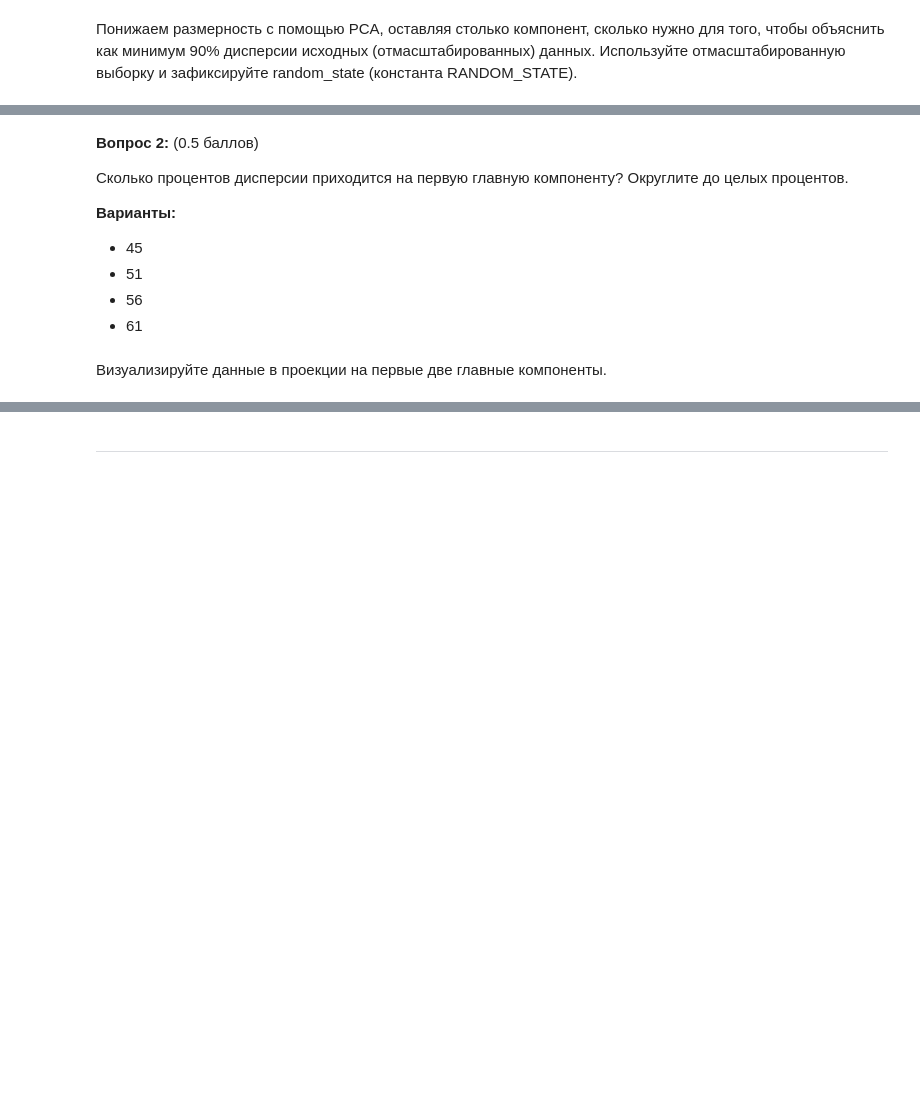
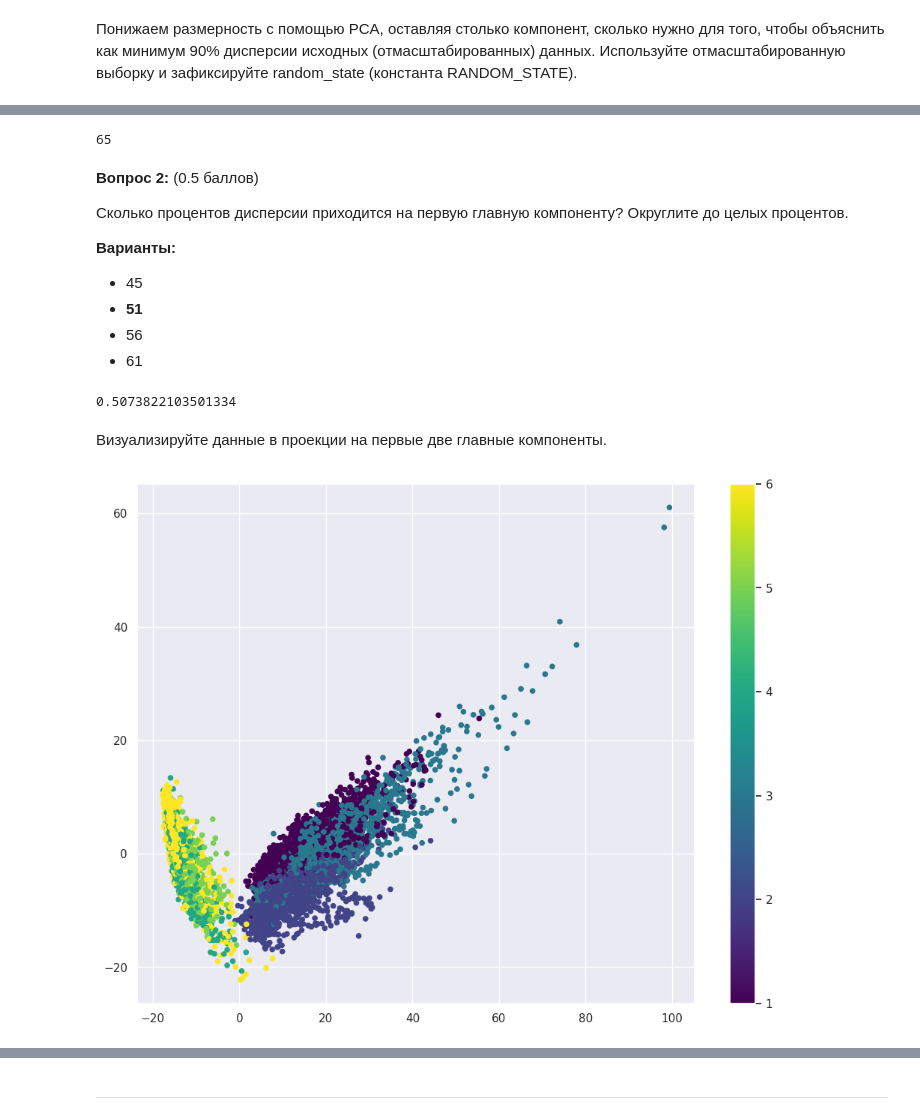
Before and after one commit to soules-one/ML, a Jupyter notebook: hw3/hw3-unsupervised.ipynb, the cells around one changed output, grey strips where cells are left out. Saved outputs shown, nothing was run; the diff lists cells and outputs as text; code cells hidden in the pictures; blank space fills up the shorter version.

```diff
--- a/hw3/hw3-unsupervised.ipynb
+++ b/hw3/hw3-unsupervised.ipynb
@@ -49,3 +43,9 @@ y_test = np.loadtxt("../../data/samsung_HAR/samsung_test_labels.txt").astype(int
+# %%
+X_train = np.loadtxt("./datasets/human+activity+recognition+using+smartphones/UCI HAR Dataset/UCI HAR Dataset/train/X_train.txt")
+y_train = np.loadtxt("./datasets/human+activity+recognition+using+smartphones/UCI HAR Dataset/UCI HAR Dataset/train/y_train.txt").astype(int)
+
+X_test = np.loadtxt("./datasets/human+activity+recognition+using+smartphones/UCI HAR Dataset/UCI HAR Dataset/test/X_test.txt")
+y_test = np.loadtxt("./datasets/human+activity+recognition+using+smartphones/UCI HAR Dataset/UCI HAR Dataset/test/y_test.txt").astype(int)
 # %%
 # Проверим размерности
 assert(X_train.shape == (7352, 561) and y_train.shape == (7352,))
@@ -54,8 +54,8 @@ assert(X_test.shape == (2947, 561) and y_test.shape == (2947,))
 Для кластеризации нам не нужен вектор ответов, поэтому будем работать с объединением обучающей и тестовой выборок. Объедините *X_train* с *X_test*, а *y_train* – с *y_test*.
 # %%
 # Ваш код здесь
-X =
-y =
+X = np.concatenate((X_train, X_test), axis=0)
+y = np.concatenate((y_train, y_test), axis=0)
 # %% [markdown]
 Определим число уникальных значений меток целевого класса.
 # %%
@@ -76,14 +78,14 @@ n_classes = np.unique(y).size
 Отмасштабируйте выборку с помощью `StandardScaler` с параметрами по умолчанию.
 # %%
 # Ваш код здесь
-scaler =
-X_scaled =
+scaler = StandardScaler()
+X_scaled = scaler.fit_transform(X, y)
 # %% [markdown]
 Понижаем размерность с помощью PCA, оставляя столько компонент, сколько нужно для того, чтобы объяснить как минимум 90% дисперсии исходных (отмасштабированных) данных. Используйте отмасштабированную выборку и зафиксируйте random_state (константа RANDOM_STATE).
 # %%
 # Ваш код здесь
-pca =
-X_pca =
+pca = PCA(0.9, random_state=RANDOM_STATE)
+X_pca = pca.fit_transform(X_scaled, y)
 # %% [markdown]
 **Вопрос 1:** (1 балл)
 
@@ -99,3 +99,7 @@ X_pca =
+# %%
+print(X_pca.shape[1])
+# %% [output]
+65
 # %% [markdown]
 **Вопрос 2:** (0.5 баллов)
 
@@ -103,6 +107,6 @@ X_pca =
 
 **Варианты:**
 - 45
-- 51
+- **51**
 - 56
 - 61
@@ -111,8 +113,16 @@ X_pca =
+# %%
+print(pca.explained_variance_ratio_[0])
+# %% [output]
+0.5073822103501334
 # %% [markdown]
 Визуализируйте данные в проекции на первые две главные компоненты.
 # %%
 # Ваш код здесь
-plt.scatter(, , c=y, s=20, cmap='viridis');
+sc = plt.scatter(X_pca[:, 0], X_pca[:, 1] , c=y, s=20, cmap='viridis')
+plt.colorbar(sc)
+plt.show()
+# %% [output]
+[figure, added]
 # %% [markdown]
 **Вопрос 3:** (0.5 баллов)
 
```
Also changed, not shown: parts of 15 cells of this notebook, 42 other files.
